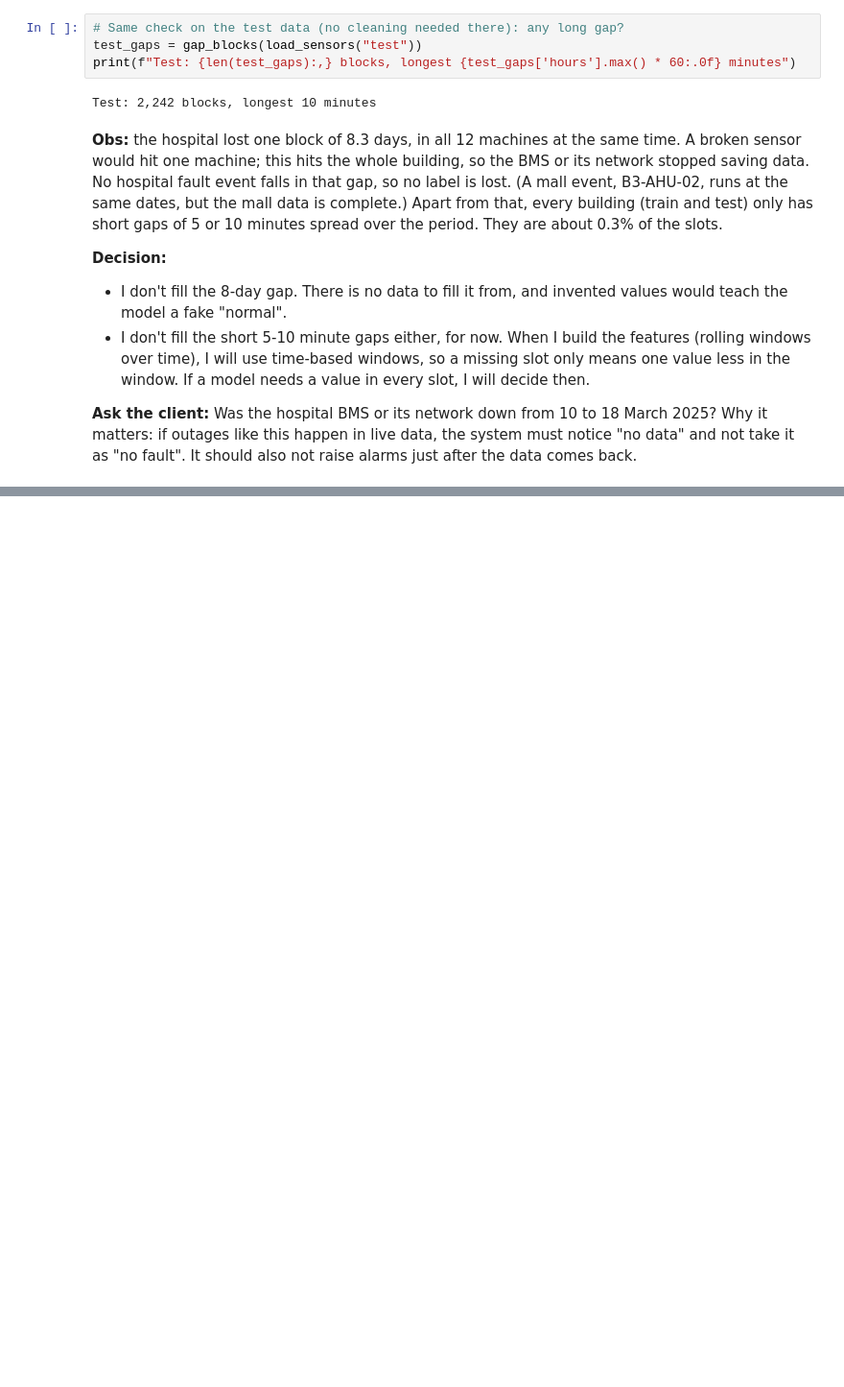
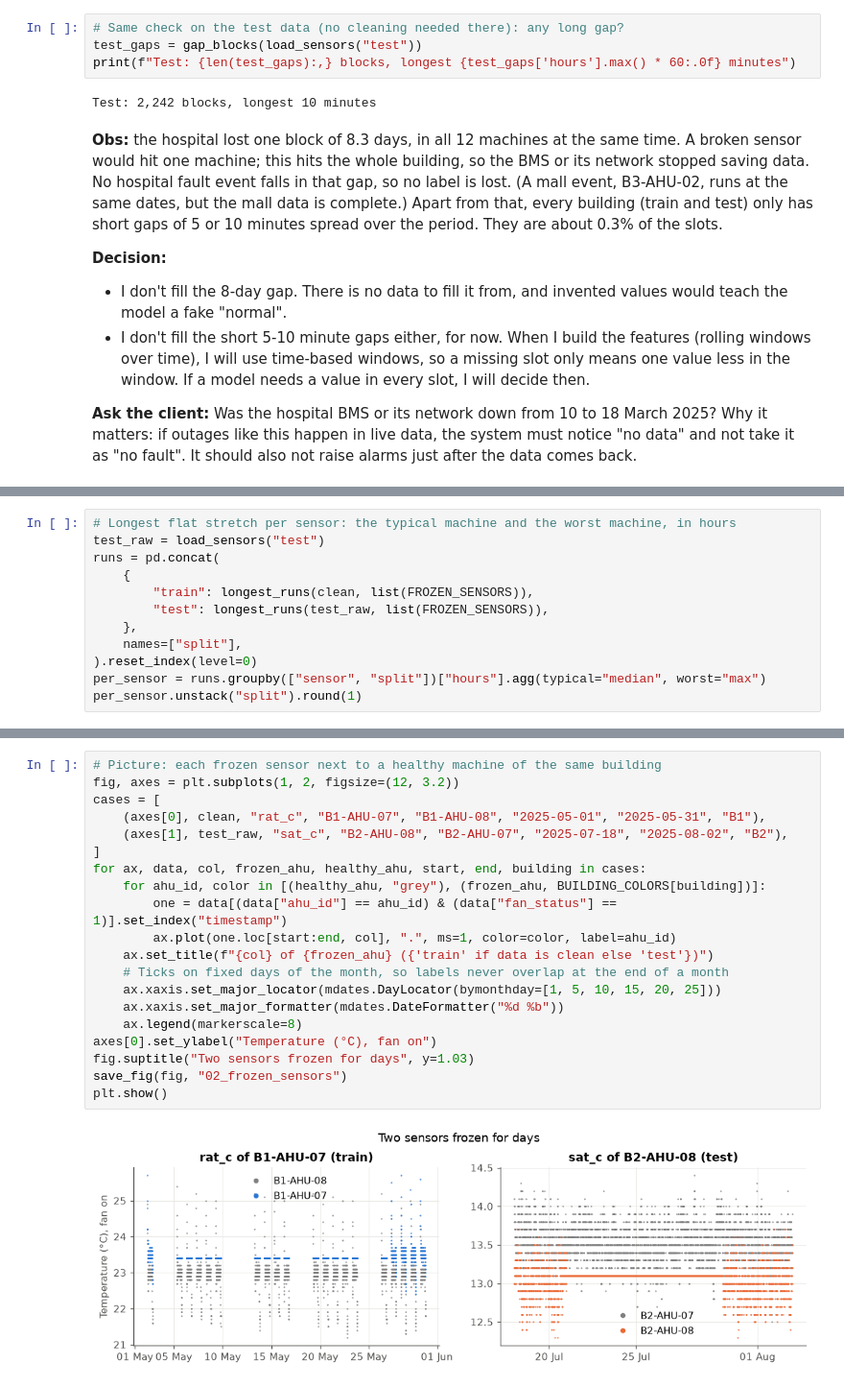
Before and after one commit to serrasm19/ahu-fault-detection, a Jupyter notebook: submission/code/notebooks/02_data_quality.ipynb, the cells around one changed output, grey strips where cells are left out. Shown at 96% size. Cells and saved outputs as stored; diff of their text form; blank space fills up the shorter version.

Commit message:
📊 Add sensor value checks to the data quality notebook
Co-Authored-By: Claude Opus 5.5 <noreply@anthropic.com>

```diff
--- a/submission/code/notebooks/02_data_quality.ipynb
+++ b/submission/code/notebooks/02_data_quality.ipynb
@@ -393,0 +526,12 @@ Why it matters: if outages like this happen in live data, the system must notice
+# %%
+# Longest flat stretch per sensor: the typical machine and the worst machine, in hours
+test_raw = load_sensors("test")
+runs = pd.concat(
+    {
+        "train": longest_runs(clean, list(FROZEN_SENSORS)),
+        "test": longest_runs(test_raw, list(FROZEN_SENSORS)),
+    },
+    names=["split"],
+).reset_index(level=0)
+per_sensor = runs.groupby(["sensor", "split"])["hours"].agg(typical="median", worst="max")
+per_sensor.unstack("split").round(1)
@@ -393,0 +556,22 @@ Why it matters: if outages like this happen in live data, the system must notice
+# %%
+# Picture: each frozen sensor next to a healthy machine of the same building
+fig, axes = plt.subplots(1, 2, figsize=(12, 3.2))
+cases = [
+    (axes[0], clean, "rat_c", "B1-AHU-07", "B1-AHU-08", "2025-05-01", "2025-05-31", "B1"),
+    (axes[1], test_raw, "sat_c", "B2-AHU-08", "B2-AHU-07", "2025-07-18", "2025-08-02", "B2"),
+]
+for ax, data, col, frozen_ahu, healthy_ahu, start, end, building in cases:
+    for ahu_id, color in [(healthy_ahu, "grey"), (frozen_ahu, BUILDING_COLORS[building])]:
+        one = data[(data["ahu_id"] == ahu_id) & (data["fan_status"] == 1)].set_index("timestamp")
+        ax.plot(one.loc[start:end, col], ".", ms=1, color=color, label=ahu_id)
+    ax.set_title(f"{col} of {frozen_ahu} ({'train' if data is clean else 'test'})")
+    # Ticks on fixed days of the month, so labels never overlap at the end of a month
+    ax.xaxis.set_major_locator(mdates.DayLocator(bymonthday=[1, 5, 10, 15, 20, 25]))
+    ax.xaxis.set_major_formatter(mdates.DateFormatter("%d %b"))
+    ax.legend(markerscale=8)
+axes[0].set_ylabel("Temperature (°C), fan on")
+fig.suptitle("Two sensors frozen for days", y=1.03)
+save_fig(fig, "02_frozen_sensors")
+plt.show()
+# %% [output]
+[figure, added]
```
Also changed, not shown: parts of 25 cells of this notebook, 1 other file.
